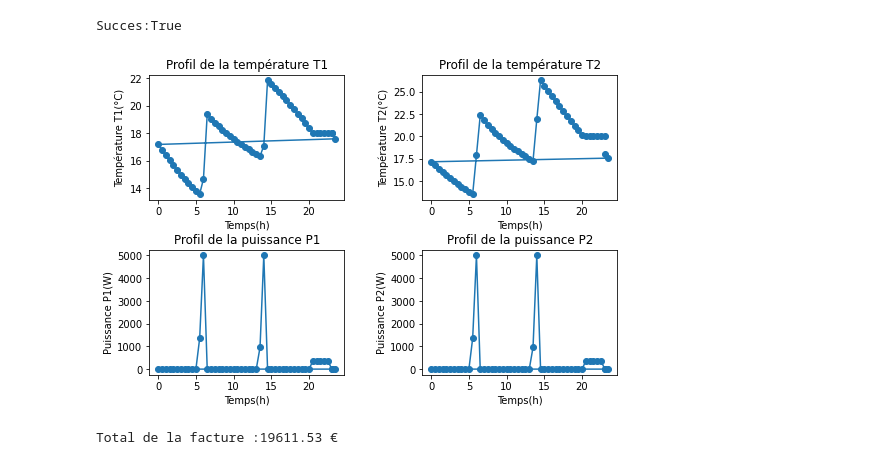
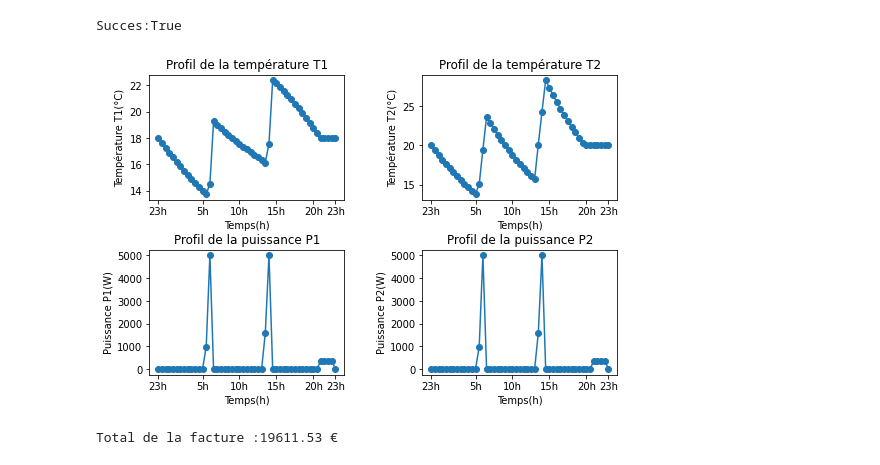
Before and after one commit to EliottBarbier/Projet_Opti, a Jupyter notebook: Projet.ipynb, the cells around one changed output. Cells and saved outputs as stored; diff of their text form; code cells hidden in the pictures.

```diff
--- a/Projet.ipynb
+++ b/Projet.ipynb
@@ -397,14 +410,20 @@ beq = np.zeros( (2*(N+2),) )
 Ain = np.zeros( (2*(4*N+4), 2*(2*N+2)) )
 b_in = np.zeros( (2*(4*N+4),) )
 # %%
+#Mise en place du problème
 c[N+1:2*N+2] = dt * cost
 c[3*N+3:] = dt * cost
 
 beq_1 = np.zeros( (N+2,) )
-beq_1[0] = Tin # 1 condition
+beq_1[0] = Tm1 # 1 condition
 beq_1[1:N+1] = h*beta*Te[:len(Te)-1] #N conditions
+
+beq_2 = np.zeros( (N+2,) )
+beq_2[0] = Tm2 # 1 condition
+beq_1[1:N+1] = h*beta*Te[:len(Te)-1] #N conditions
+
 beq[:N+2] = beq_1
-beq[N+2:] = beq_1
+beq[N+2:] = beq_2
 
 #On décompose la matrice Aeq en 4 blocs, et on peut réutiliser les constructions précédentents pour Aeq_1 et Aeq_2
 Aeq_1 = np.zeros( (N+2, 2*N+2) )
@@ -475,40 +494,46 @@ P1, P2 = res.x[N+1:2*N+2], res.x[3*N+3:]
 #Températures
 
 #T1
-axes[0, 0].plot(t, T1, marker="o")
+axes[0, 0].plot(np.arange(N+1), T1, marker="o")
 axes[0, 0].set_xlabel("Temps(h)")
 axes[0, 0].set_ylabel("Température T1(°C)")
 axes[0, 0].set_title("Profil de la température T1")
+axes[0, 0].set_xticks(ticks=[0, 12, 22, 32, 42, 48], labels=["23h", "5h", "10h", "15h", "20h", "23h"])
+
 
 #T2
-axes[0, 1].plot(t, T2, marker="o")
+axes[0, 1].plot(np.arange(N+1), T2, marker="o")
 axes[0, 1].set_xlabel("Temps(h)")
 axes[0, 1].set_ylabel("Température T2(°C)")
 axes[0, 1].set_title("Profil de la température T2")
+axes[0, 1].set_xticks(ticks=[0, 12, 22, 32, 42, 48], labels=["23h", "5h", "10h", "15h", "20h", "23h"])
+
 
 #Puissances
 
 #P1
-axes[1, 0].plot(t, P1, marker="o")
+axes[1, 0].plot(np.arange(N+1), P1, marker="o")
 axes[1, 0].set_xlabel("Temps(h)")
 axes[1, 0].set_ylabel("Puissance P1(W)")
 axes[1, 0].set_title("Profil de la puissance P1")
+axes[1, 0].set_xticks(ticks=[0, 12, 22, 32, 42, 48], labels=["23h", "5h", "10h", "15h", "20h", "23h"])
 
 #P2
-axes[1, 1].plot(t, P1, marker="o")
+axes[1, 1].plot(np.arange(N+1), P1, marker="o")
 axes[1, 1].set_xlabel("Temps(h)")
 axes[1, 1].set_ylabel("Puissance P2(W)")
 axes[1, 1].set_title("Profil de la puissance P2")
+axes[1, 1].set_xticks(ticks=[0, 12, 22, 32, 42, 48], labels=["23h", "5h", "10h", "15h", "20h", "23h"])
 
 plt.subplots_adjust(left=0.1,
                     bottom=0.01,
                     right=1.4,
                     top=1.4,
                     wspace=0.4,
                     hspace=0.4)
 plt.show()
 # %% [output]
-[figure, old version]
+[figure, new version]
 # %%
 #Résultat de la facture après optimisation
 print(f"Total de la facture :{round(res.fun, 2)} €")
```
Also changed, not shown: parts of 13 cells of this notebook, 1 other file.
